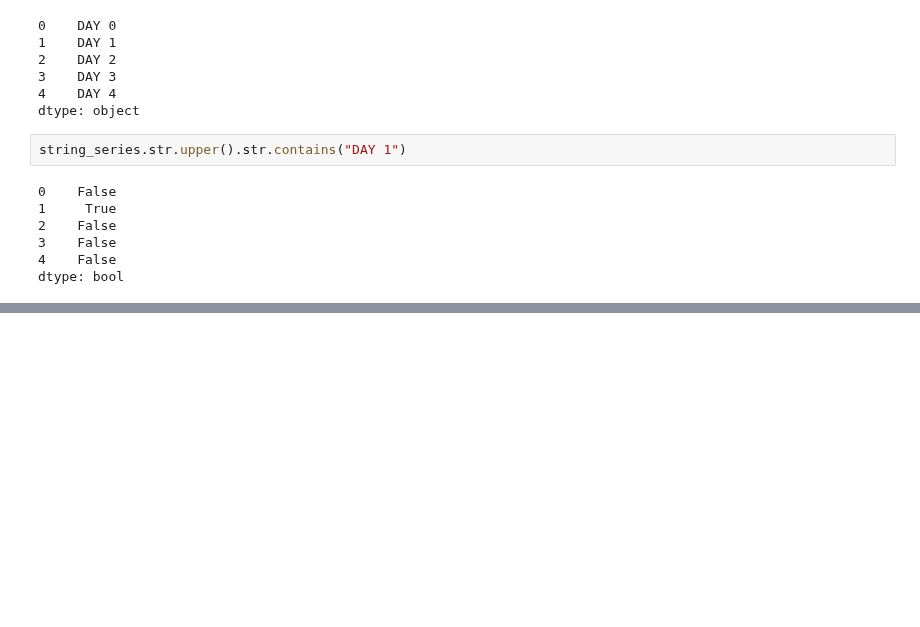
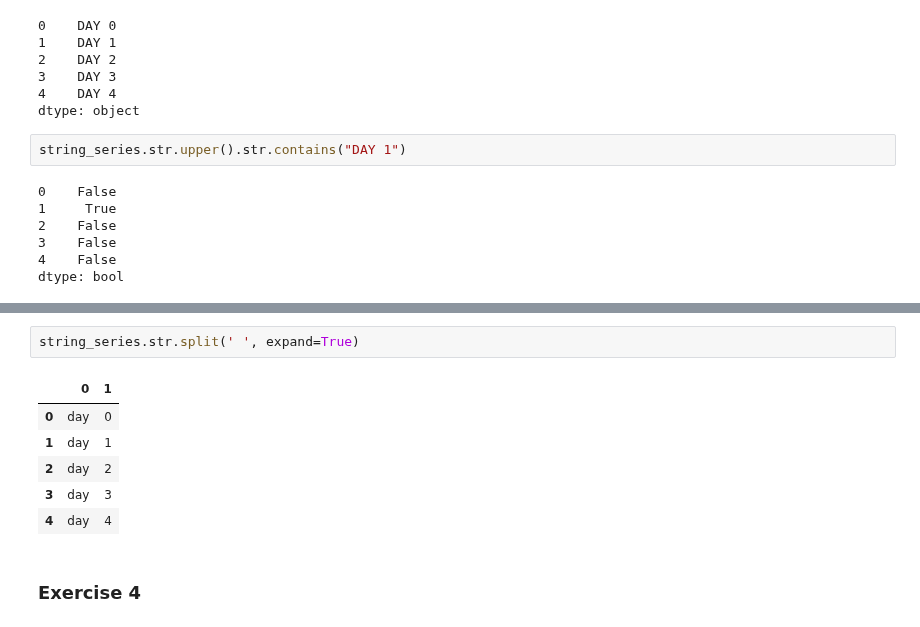
Before and after one commit to arunadas/effective-pandas, a Jupyter notebook: l_python_pandas/series.ipynb, the cells around one changed output, grey strips where cells are left out. Drawn from its saved outputs; the diff is of its cells as text; blank space fills up the shorter version.

Commit message:
series

```diff
--- a/l_python_pandas/series.ipynb
+++ b/l_python_pandas/series.ipynb
@@ -1326,0 +1361,11 @@ string_series.str.strip('day').astype(' #contains("1")
+# %%
+string_series.str.split(' ', expand=True)
+# %% [output]
+|  | 0 | 1 |
+| 0 | day | 0 |
+| 1 | day | 1 |
+| 2 | day | 2 |
+| 3 | day | 3 |
+| 4 | day | 4 |
+# %% [markdown]
+### Exercise 4
```
Also changed, not shown: parts of 10 cells of this notebook.
